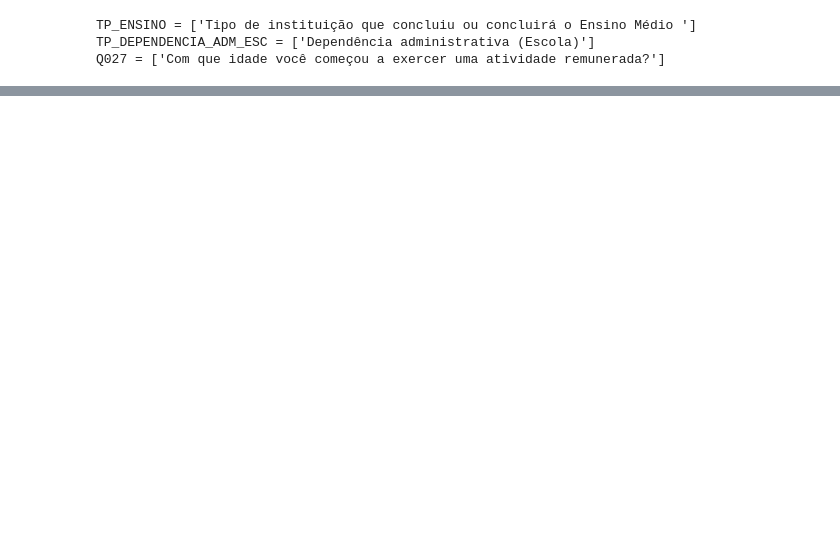
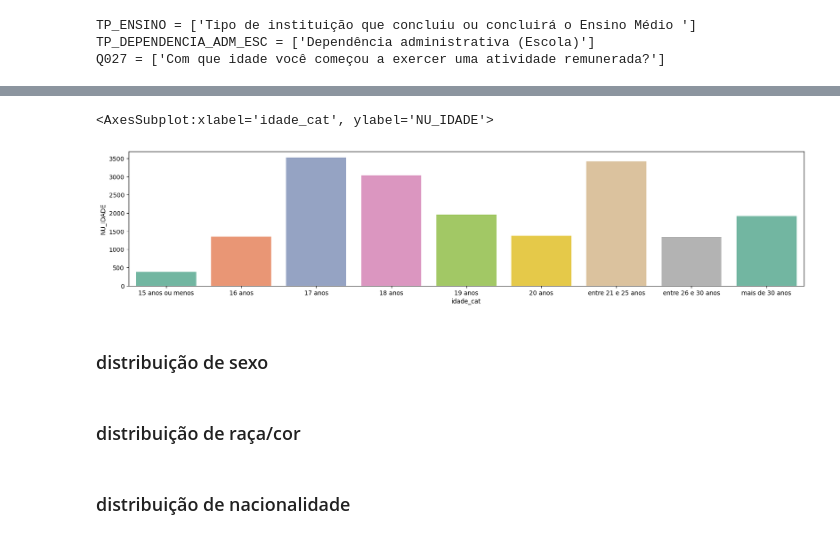
Before and after one commit to leticiafaria7/case-enem, a Jupyter notebook: analises-enem.ipynb, the cells around one changed output, grey strips where cells are left out. Drawn from its saved outputs; the diff is of its cells as text; code cells hidden in the pictures; blank space fills up the shorter version.

```diff
--- a/analises-enem.ipynb
+++ b/analises-enem.ipynb
@@ -109,0 +309,38 @@ Q027 = ['Com que idade você começou a exercer uma atividade remunerada?']
+# %%
+# categorizando a idade
+
+def idade_cat(x):
+    if x <= 15:
+        return "15 anos ou menos"
+    elif x == 16:
+        return "16 anos"
+    elif x == 17:
+        return "17 anos"
+    elif x == 18:
+        return "18 anos"
+    elif x == 19:
+        return "19 anos"
+    elif x == 20:
+        return "20 anos"
+    elif x <= 25:
+        return "entre 21 e 25 anos"
+    elif x <= 30:
+        return "entre 26 e 30 anos"
+    else:
+        return "mais de 30 anos"
+
+# aplicando a função na base_enem
+base_enem['idade_cat'] = base_enem['NU_IDADE'].apply(idade_cat)
+
+# aplicando a função na base intermediária idade
+idade['idade_cat'] = idade['index'].apply(idade_cat)
+
+# plotando o gráfico da distribuição das idades categóricas
+df_idade_cat = idade.groupby('idade_cat').sum()['NU_IDADE'].to_frame().reset_index()
+plt.figure(figsize = (20, 4))
+sns.barplot(data = df_idade_cat, x = 'idade_cat', y = 'NU_IDADE', palette = 'Set2')
+# %% [output]
+<AxesSubplot:xlabel='idade_cat', ylabel='NU_IDADE'>
+[figure, added]
+# %% [markdown]
+### distribuição de sexo
@@ -109,0 +349,2 @@ Q027 = ['Com que idade você começou a exercer uma atividade remunerada?']
+# %% [markdown]
+### distribuição de raça/cor
@@ -109,0 +353,2 @@ Q027 = ['Com que idade você começou a exercer uma atividade remunerada?']
+# %% [markdown]
+### distribuição de nacionalidade
```
Also changed, not shown: parts of 34 cells of this notebook.
